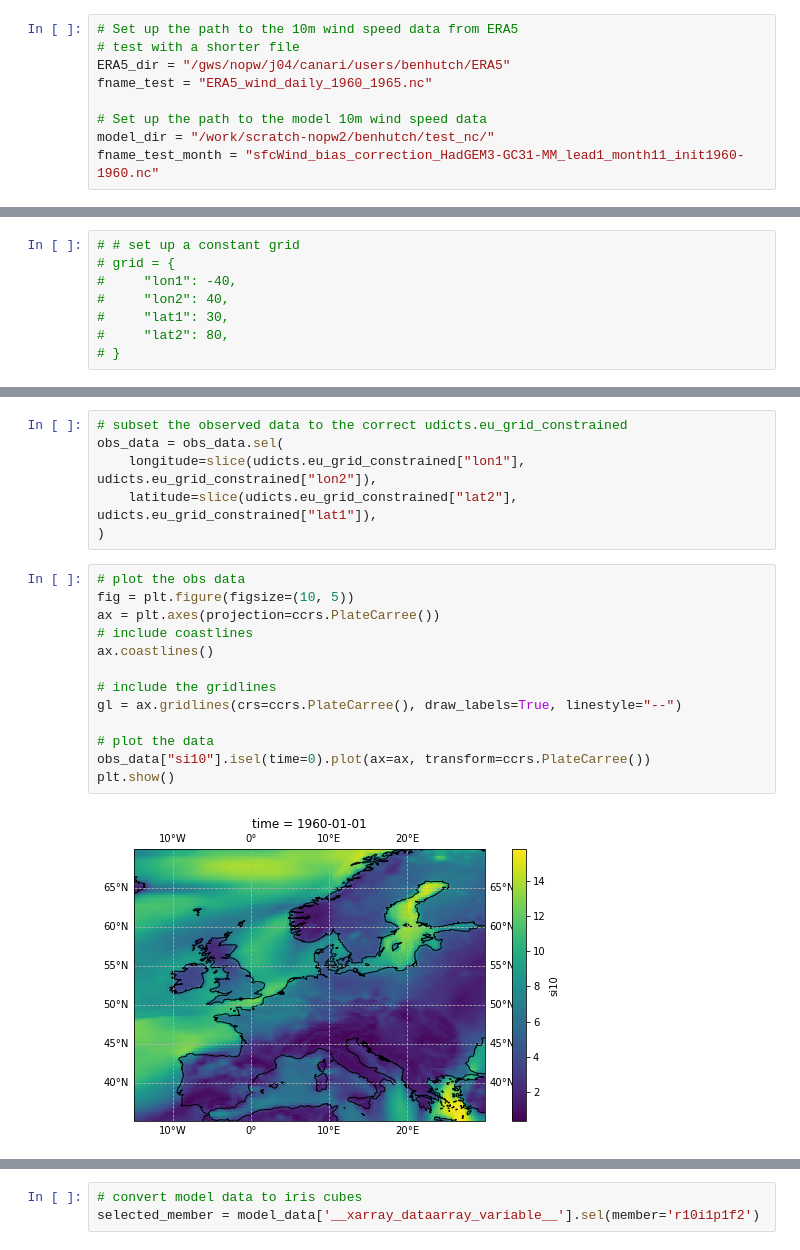
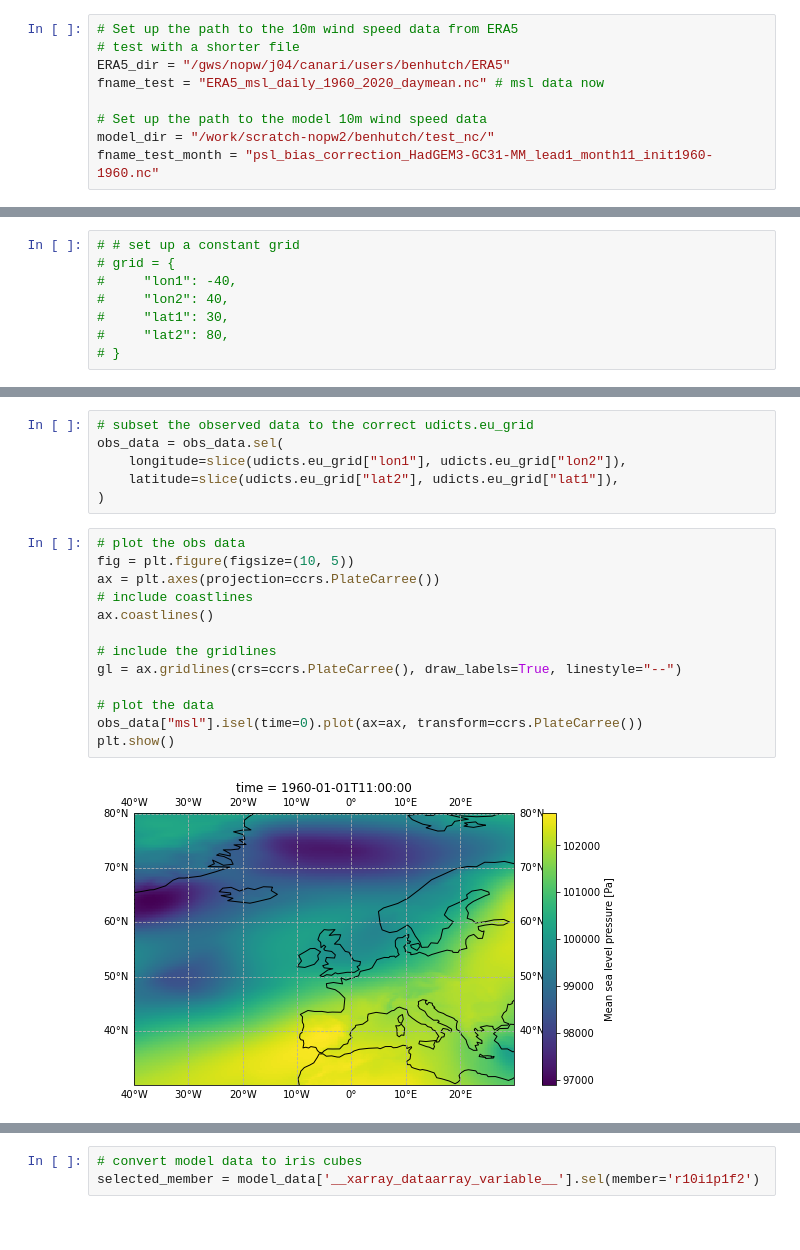
Before and after one commit to benhutchmet/unseen_multi_year, a Jupyter notebook: testing_model_analogs.ipynb, the cells around one changed output, grey strips where cells are left out. Cells and saved outputs as stored; diff of their text form.

```diff
--- a/testing_model_analogs.ipynb
+++ b/testing_model_analogs.ipynb
@@ -41,11 +41,11 @@ from functions import select_gridbox
 # Set up the path to the 10m wind speed data from ERA5
 # test with a shorter file
 ERA5_dir = "/gws/nopw/j04/canari/users/benhutch/ERA5"
-fname_test = "ERA5_wind_daily_1960_1965.nc"
+fname_test = "ERA5_msl_daily_1960_2020_daymean.nc" # msl data now
 
 # Set up the path to the model 10m wind speed data
 model_dir = "/work/scratch-nopw2/benhutch/test_nc/"
-fname_test_month = "sfcWind_bias_correction_HadGEM3-GC31-MM_lead1_month11_init1960-1960.nc"
+fname_test_month = "psl_bias_correction_HadGEM3-GC31-MM_lead1_month11_init1960-1960.nc"
 # %%
 # import dictionaries
 sys.path.append("/home/users/benhutch/unseen_functions")
@@ -178,22 +182,22 @@ Attributes:
 # %%
-# subset the observed data to the correct udicts.eu_grid_constrained
+# subset the observed data to the correct udicts.eu_grid
 obs_data = obs_data.sel(
-    longitude=slice(udicts.eu_grid_constrained["lon1"], udicts.eu_grid_constrained["lon2"]),
-    latitude=slice(udicts.eu_grid_constrained["lat2"], udicts.eu_grid_constrained["lat1"]),
+    longitude=slice(udicts.eu_grid["lon1"], udicts.eu_grid["lon2"]),
+    latitude=slice(udicts.eu_grid["lat2"], udicts.eu_grid["lat1"]),
 )
 # %%
 # plot the obs data
 fig = plt.figure(figsize=(10, 5))
 ax = plt.axes(projection=ccrs.PlateCarree())
 # include coastlines
 ax.coastlines()
 
 # include the gridlines
 gl = ax.gridlines(crs=ccrs.PlateCarree(), draw_labels=True, linestyle="--")
 
 # plot the data
-obs_data["si10"].isel(time=0).plot(ax=ax, transform=ccrs.PlateCarree())
+obs_data["msl"].isel(time=0).plot(ax=ax, transform=ccrs.PlateCarree())
 plt.show()
 # %% [output]
-[figure, old version]
+[figure, new version]
 # %%
```
Also changed, not shown: parts of 45 cells of this notebook, 2 other files.
